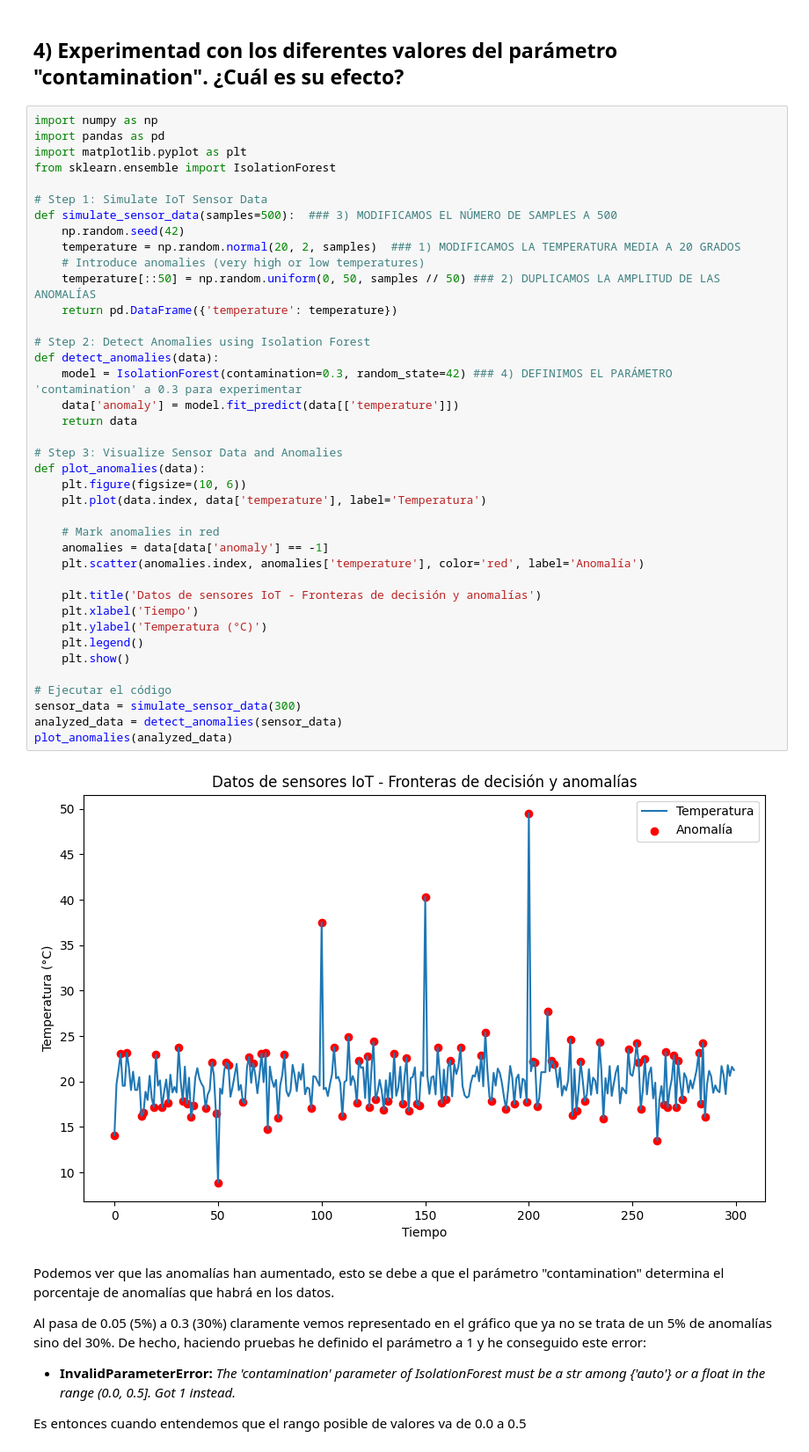
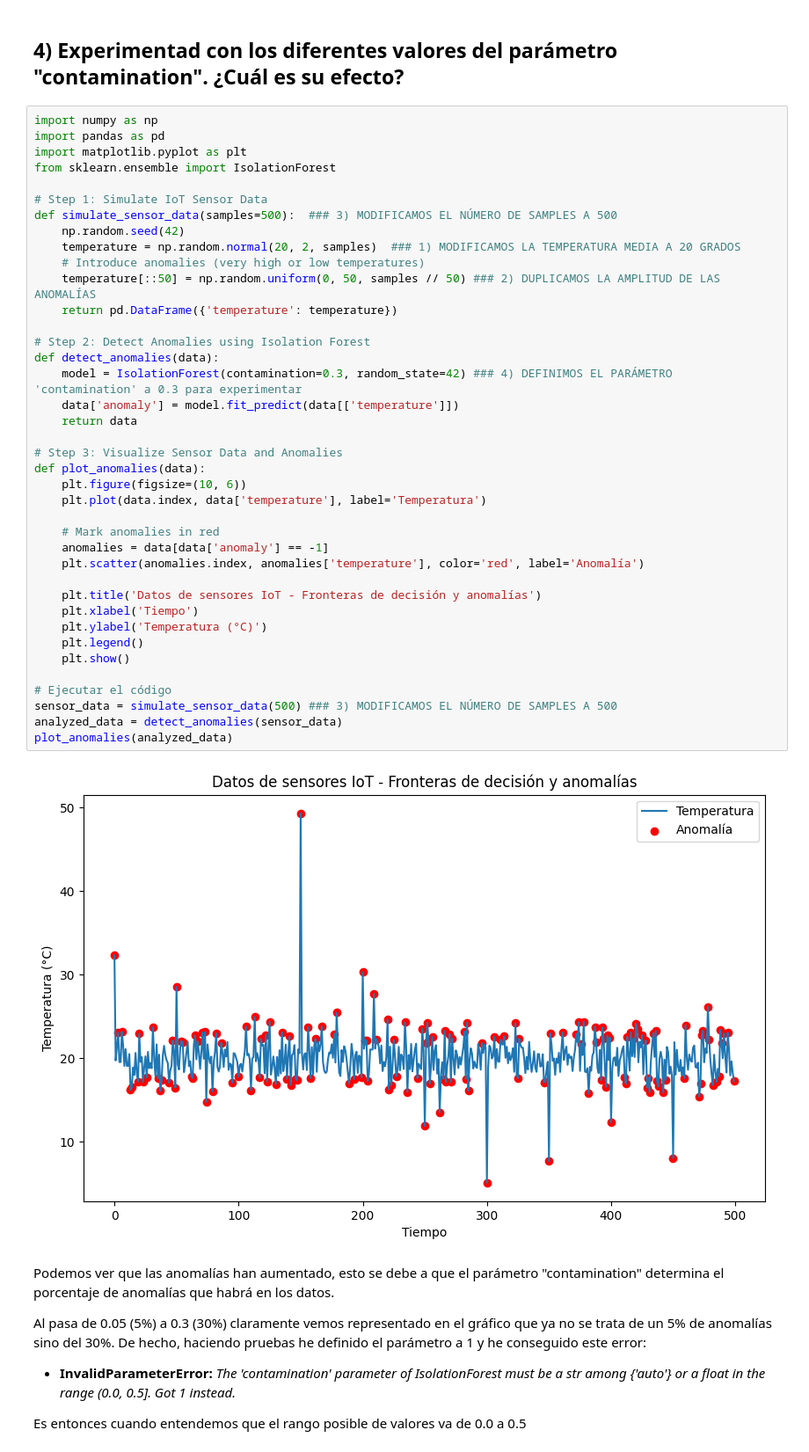
Before and after one commit to davidzz-code/IEDIB_2024_2025, a Jupyter notebook: 03 Programacion Machine Learning/T7 Convergencia tecnologica/tarea_7_David_Ramirez_Ruiz.ipynb, the cells around one changed output. Shown at 88% size. Drawn from its saved outputs; the diff is of its cells as text.

Commit message:
feat: Modified sample value to 500

```diff
--- a/03 Programacion Machine Learning/T7 Convergencia tecnologica/tarea_7_David_Ramirez_Ruiz.ipynb
+++ b/03 Programacion Machine Learning/T7 Convergencia tecnologica/tarea_7_David_Ramirez_Ruiz.ipynb
@@ -66,35 +66,35 @@ def simulate_sensor_data(samples=500):  ### 3) MODIFICAMOS EL NÚMERO DE SAMPLES
     temperature = np.random.normal(20, 2, samples)  ### 1) MODIFICAMOS LA TEMPERATURA MEDIA A 20 GRADOS
     # Introduce anomalies (very high or low temperatures)
     temperature[::50] = np.random.uniform(0, 50, samples // 50) ### 2) DUPLICAMOS LA AMPLITUD DE LAS ANOMALÍAS
     return pd.DataFrame({'temperature': temperature})
 
 # Step 2: Detect Anomalies using Isolation Forest
 def detect_anomalies(data):
     model = IsolationForest(contamination=0.3, random_state=42) ### 4) DEFINIMOS EL PARÁMETRO 'contamination' a 0.3 para experimentar
     data['anomaly'] = model.fit_predict(data[['temperature']])
     return data
 
 # Step 3: Visualize Sensor Data and Anomalies
 def plot_anomalies(data):
     plt.figure(figsize=(10, 6))
     plt.plot(data.index, data['temperature'], label='Temperatura')
 
     # Mark anomalies in red
     anomalies = data[data['anomaly'] == -1]
     plt.scatter(anomalies.index, anomalies['temperature'], color='red', label='Anomalía')
 
     plt.title('Datos de sensores IoT - Fronteras de decisión y anomalías')
     plt.xlabel('Tiempo')
     plt.ylabel('Temperatura (°C)')
     plt.legend()
     plt.show()
 
 # Ejecutar el código
-sensor_data = simulate_sensor_data(300)
+sensor_data = simulate_sensor_data(500) ### 3) MODIFICAMOS EL NÚMERO DE SAMPLES A 500
 analyzed_data = detect_anomalies(sensor_data)
 plot_anomalies(analyzed_data)
 # %% [output]
-[figure, old version]
+[figure, new version]
 # %% [markdown]
 Podemos ver que las anomalías han aumentado, esto se debe a que el parámetro "contamination" determina el porcentaje de anomalías que habrá en los datos.
 
```
Also changed, not shown: parts of 1 cell of this notebook.
